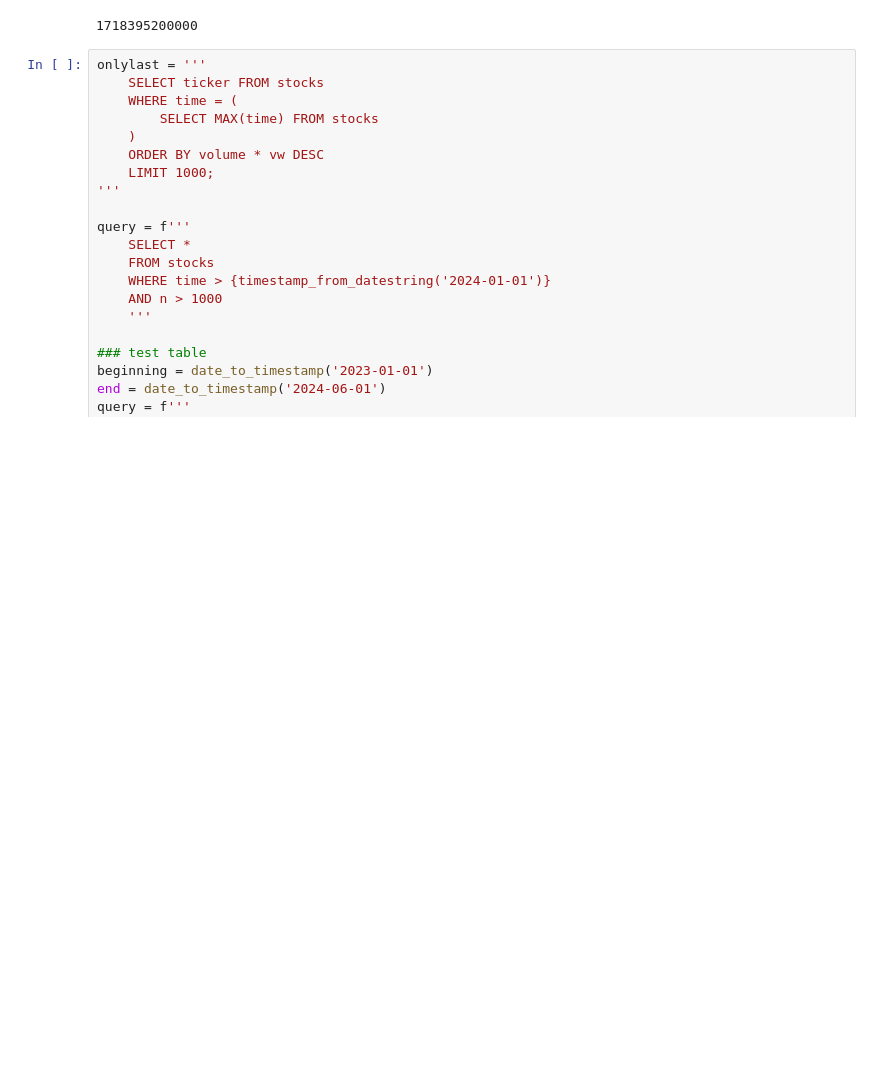
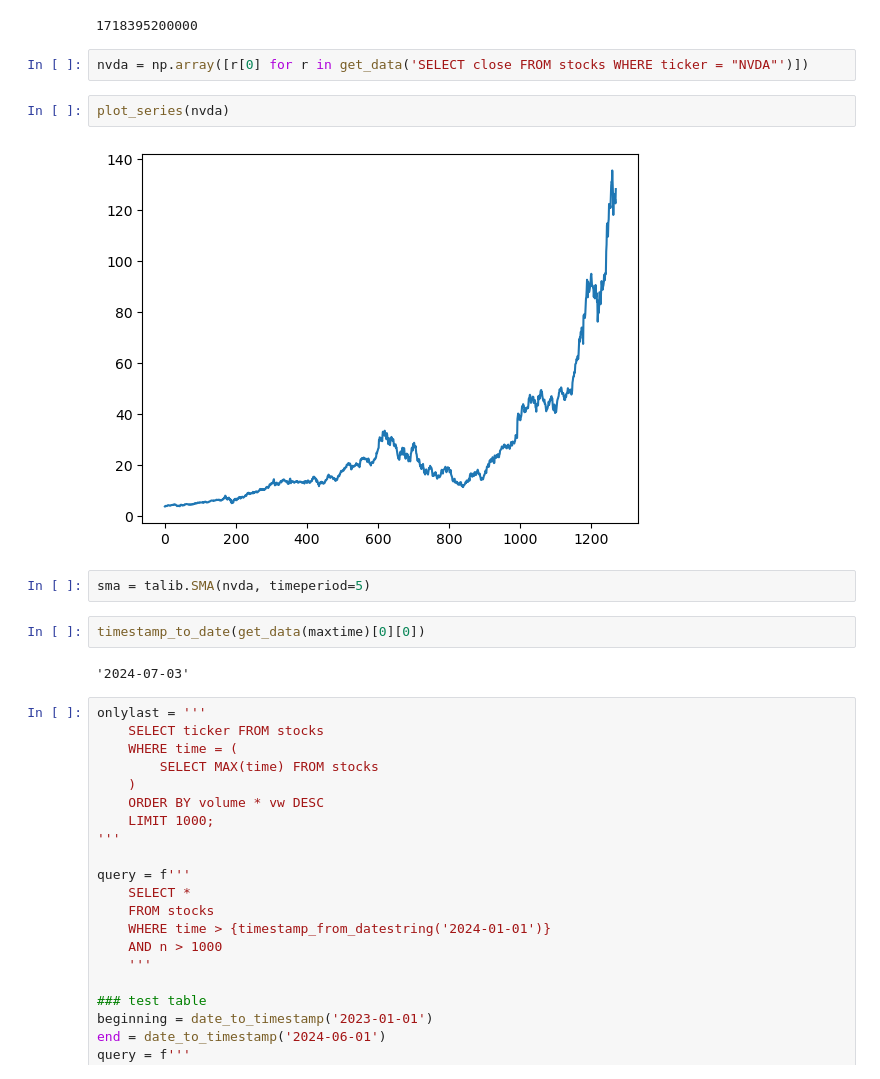
Before and after one commit to j-huic/stonks, a Jupyter notebook: dbstuff.ipynb, the cells around one changed output. Saved outputs shown, nothing was run; the diff lists cells and outputs as text; blank space fills up the shorter version.

```diff
--- a/dbstuff.ipynb
+++ b/dbstuff.ipynb
@@ -26,6 +29,18 @@ maxtime = 'SELECT MAX(time) FROM stocks;'
 c.execute(maxtime).fetchone()[0]
 # %% [output]
 1718395200000
+# %%
+nvda = np.array([r[0] for r in get_data('SELECT close FROM stocks WHERE ticker = "NVDA"')])
+# %%
+plot_series(nvda)
+# %% [output]
+[figure, added]
+# %%
+sma = talib.SMA(nvda, timeperiod=5)
+# %%
+timestamp_to_date(get_data(maxtime)[0][0])
+# %% [output]
+'2024-07-03'
 # %%
 onlylast = '''
     SELECT ticker FROM stocks
```
Also changed, not shown: parts of 4 cells of this notebook, 3 other files.
